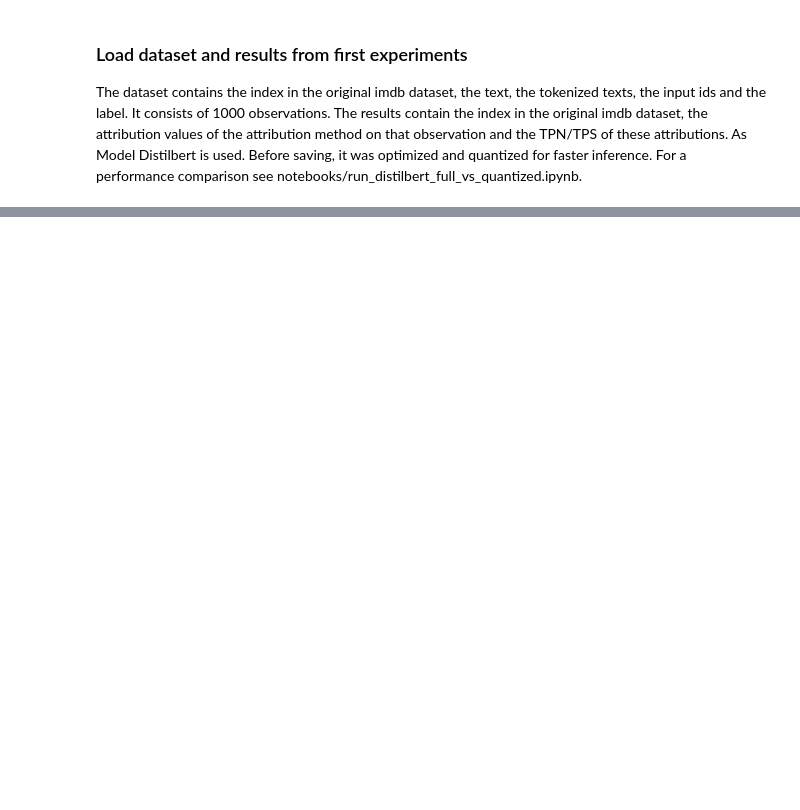
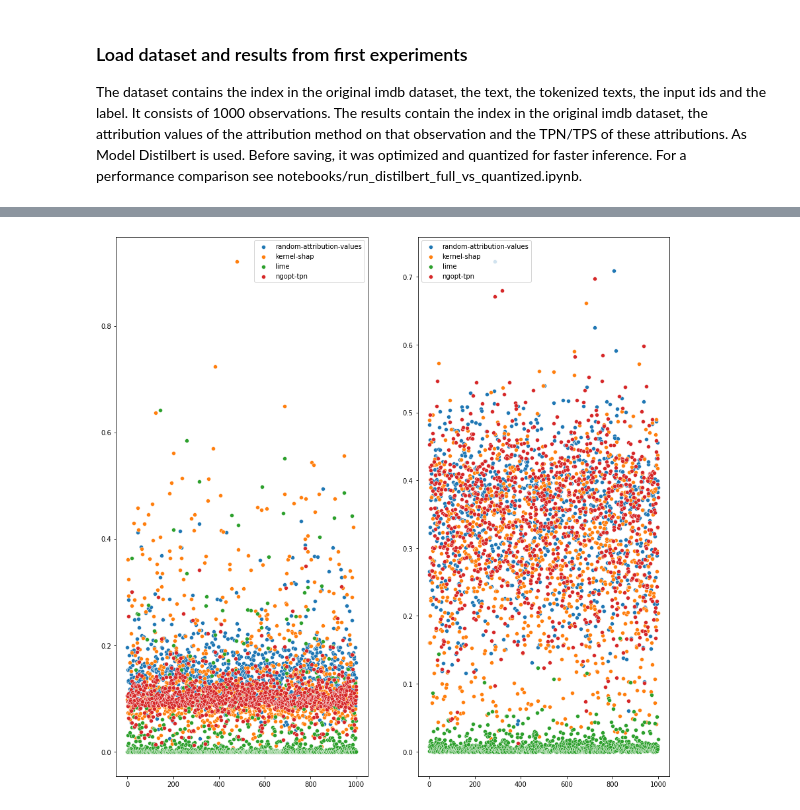
Before and after one commit to tpatzelt/best-attributions, a Jupyter notebook: notebooks/inspect.ipynb, the cells around one changed output, grey strips where cells are left out. Saved outputs shown, nothing was run; the diff lists cells and outputs as text; code cells hidden in the pictures; blank space fills up the shorter version.

```diff
--- a/notebooks/inspect.ipynb
+++ b/notebooks/inspect.ipynb
@@ -99,0 +138,4 @@ ax.xaxis.tick_top()
+# %%
+plot_tpn_tps_scatter(all_results)
+# %% [output]
+[figure, added]
```
Also changed, not shown: parts of 11 cells of this notebook, 1 other file.
